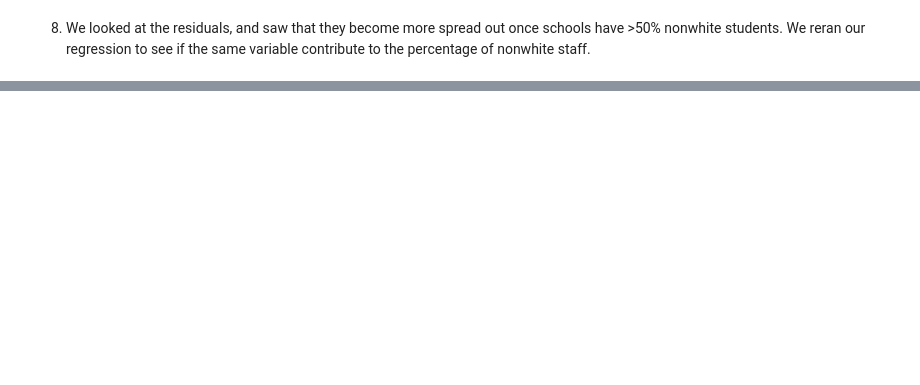
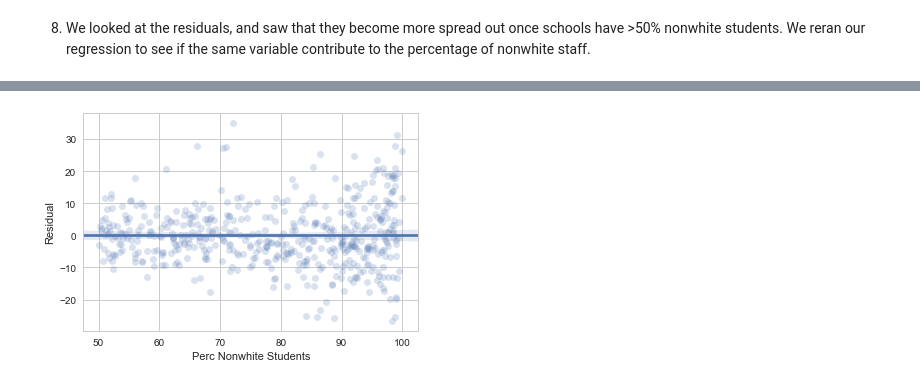
Before and after one commit to jill-k/school-staff-demographics, a Jupyter notebook: analysis/Final Write-Up Skeleton.ipynb, the cells around one changed output, grey strips where cells are left out. Cells and saved outputs as stored; diff of their text form; code cells hidden in the pictures; blank space fills up the shorter version.

```diff
--- a/analysis/Final Write-Up Skeleton.ipynb
+++ b/analysis/Final Write-Up Skeleton.ipynb
@@ -226 +260,3 @@ We believed that cities would have more nonwhite residents than some of the subu
+# %%
+df_staff_15 = df_staff_15.dropna(subset = ['Percent Poverty', '% HS Graduates', 'Percent Nonwhite Residents'])
 # %% [markdown]
@@ -229,0 +308,18 @@ We believed that cities would have more nonwhite residents than some of the subu
+# %%
+overhalf_mask = df_staff_15["Perc Nonwhite Students"] > 50.0
+df_overhalf = df_staff_15[overhalf_mask]
+# %%
+## College grad becomes significant
+ols = smf.ols(formula = "nw_staff ~ nw_stu + nw_sl + org_type + in_boston + college_grad + total_stu + zip_nonwhite",
+              data = df_overhalf.rename(columns = {"Perc Nonwhite Students" : "nw_stu",
+                                          "Perc Nonwhite Staff"  : "nw_staff",
+                                                   "In Boston": "in_boston",
+                                                   "Org Type": "org_type",
+                                                   "Total Students": "total_stu",
+                                                   "Nonwhite Leader": "nw_sl",
+                                                   "Percent Poverty": "perc_pov",
+                                                   "% HS Graduates": "hs_grad",
+                                                   "% College Graduates": "college_grad",
+                                                    "Percent Nonwhite Residents": "zip_nonwhite"}))
+model = ols.fit()
+model.summary()
@@ -229,0 +350,4 @@ We believed that cities would have more nonwhite residents than some of the subu
+# %%
+re = sns.regplot(x = df_overhalf["Perc Nonwhite Students"], y = pd.Series(model.resid, name = "Residual"), scatter_kws = {"alpha" : 0.2});
+# %% [output]
+[figure, added]
```
Also changed, not shown: parts of 21 cells of this notebook.
